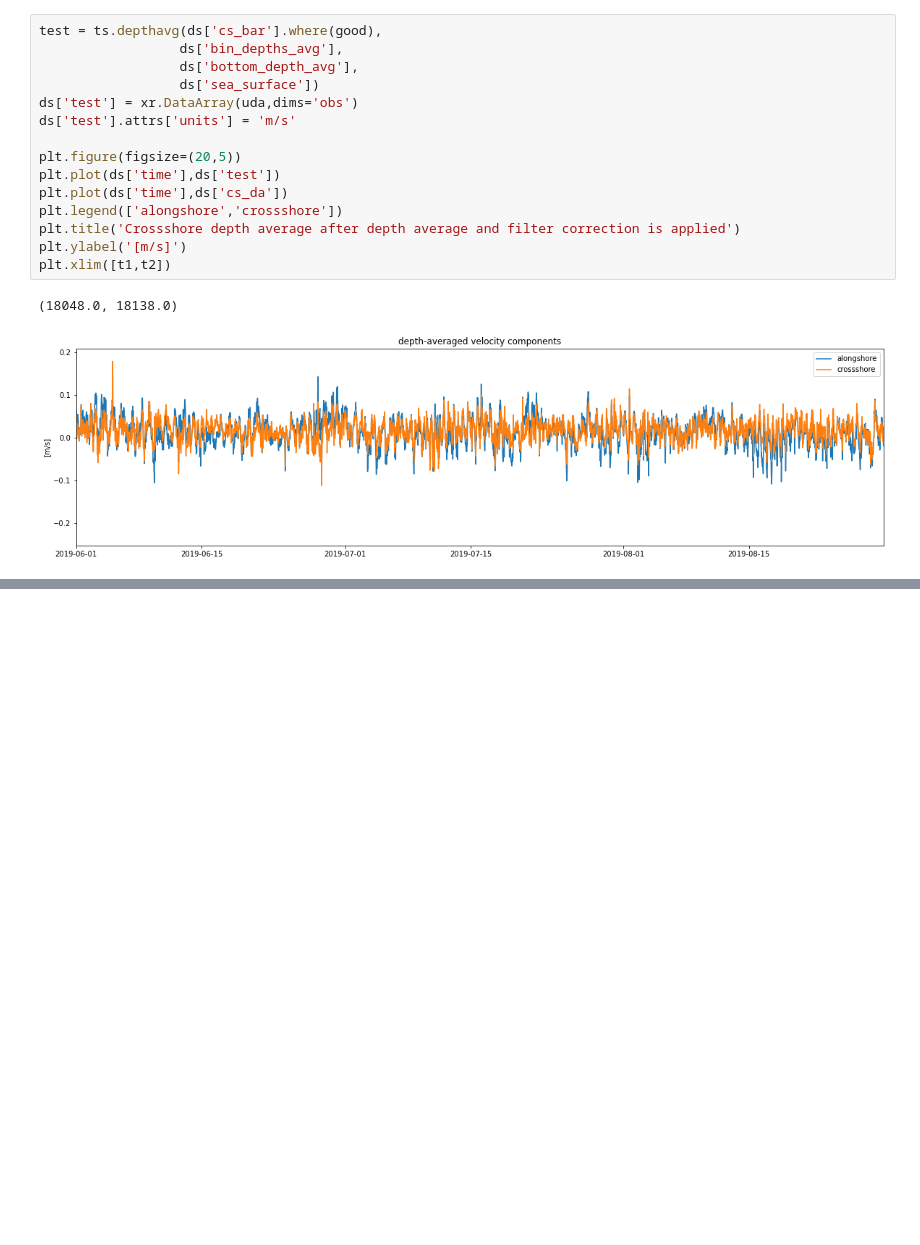
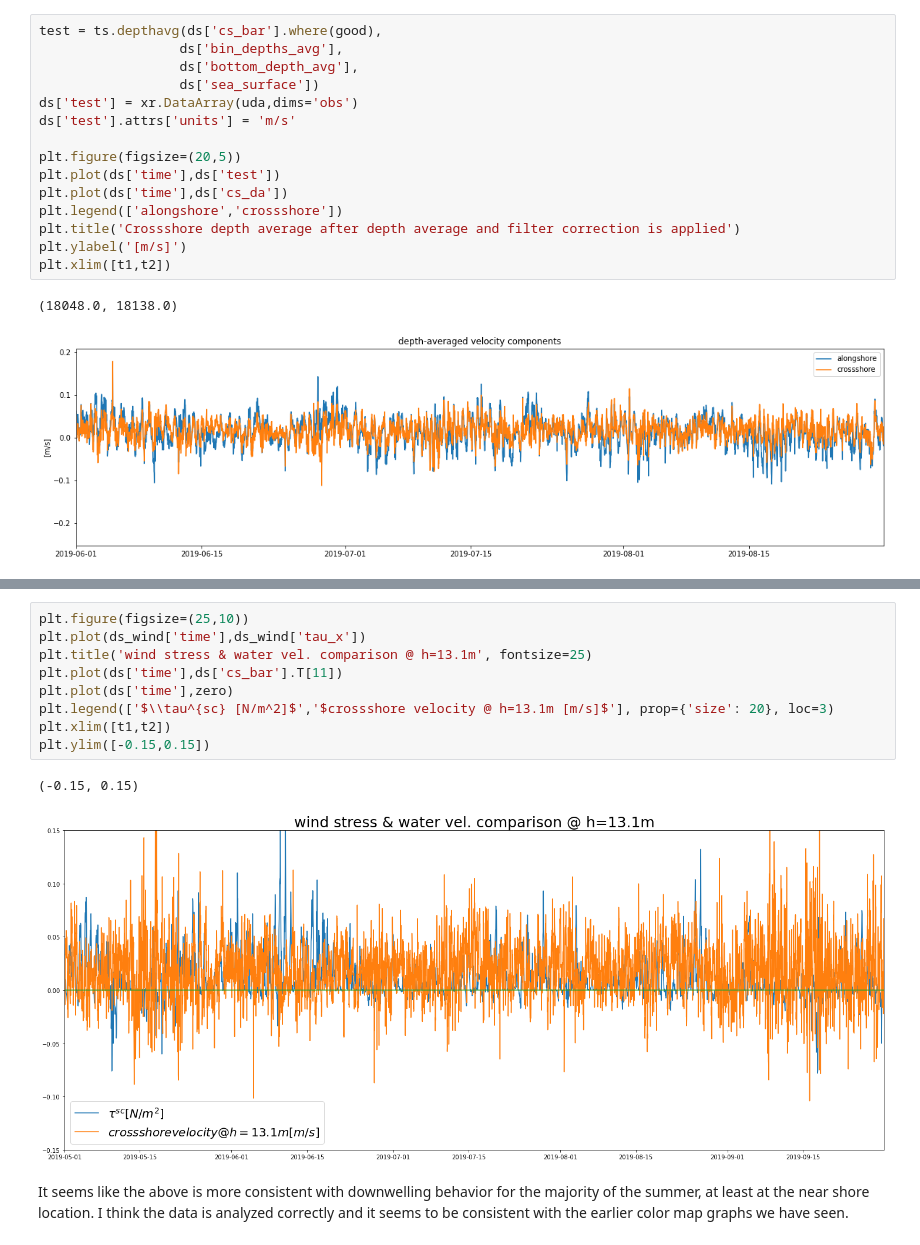
Before and after one commit to ascherer97/REU21, a Jupyter notebook: inshore_adcp_analysis.ipynb, the cells around one changed output, grey strips where cells are left out. Drawn from its saved outputs; the diff is of its cells as text; blank space fills up the shorter version.

```diff
--- a/inshore_adcp_analysis.ipynb
+++ b/inshore_adcp_analysis.ipynb
@@ -342,0 +432,14 @@ plt.xlim([t1,t2])
+# %%
+plt.figure(figsize=(25,10))
+plt.plot(ds_wind['time'],ds_wind['tau_x'])
+plt.title('wind stress & water vel. comparison @ h=13.1m', fontsize=25)
+plt.plot(ds['time'],ds['cs_bar'].T[11])
+plt.plot(ds['time'],zero)
+plt.legend(['$\\tau^{sc} [N/m^2]$','$crossshore velocity @ h=13.1m [m/s]$'], prop={'size': 20}, loc=3)
+plt.xlim([t1,t2])
+plt.ylim([-0.15,0.15])
+# %% [output]
+(-0.15, 0.15)
+[figure, added]
+# %% [markdown]
+It seems like the above is more consistent with downwelling behavior for the majority of the summer, at least at the near shore location. I think the data is analyzed correctly and it seems to be consistent with the earlier color map graphs we have seen.
```
Also changed, not shown: parts of 7 cells of this notebook.
